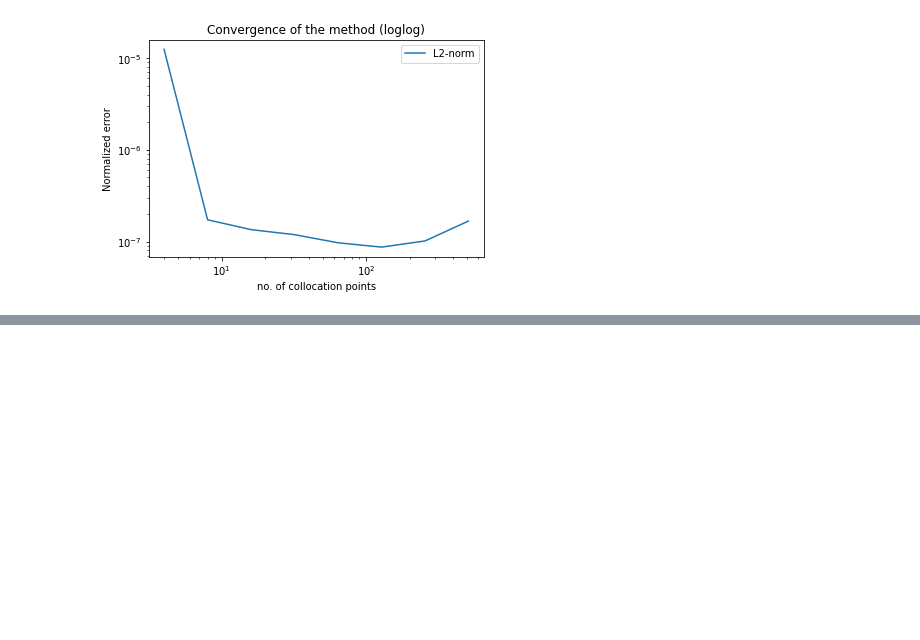
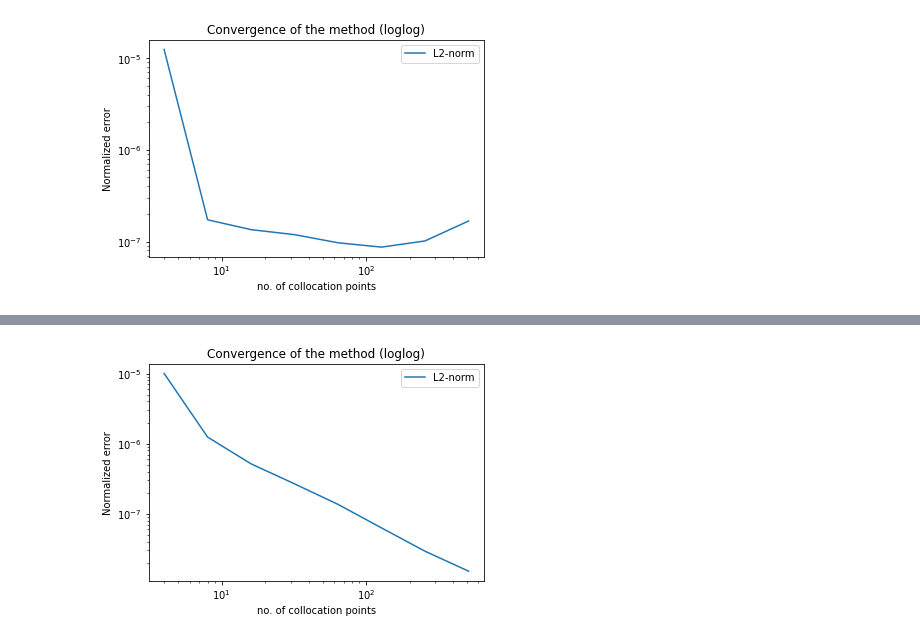
Before and after one commit to jfelipeosorio/kinetick, a Jupyter notebook: pdes/advec_diff1d_cf.ipynb, the cells around one changed output, grey strips where cells are left out. Cells and saved outputs as stored; diff of their text form; code cells hidden in the pictures; blank space fills up the shorter version.

Commit message:
added convergence plots for different h to advdiff

```diff
--- a/pdes/advec_diff1d_cf.ipynb
+++ b/pdes/advec_diff1d_cf.ipynb
@@ -301,0 +365,10 @@ plt.show()
+# %%
+# Experiment 2 - Convergence plot
+plt.loglog(xrange,L2_norms,label = 'L2-norm')
+plt.xlabel('no. of collocation points')
+plt.ylabel('Normalized error')
+plt.legend()
+plt.title('Convergence of the method (loglog)')
+plt.show()
+# %% [output]
+[figure, added]
```
Also changed, not shown: parts of 5 cells of this notebook.
